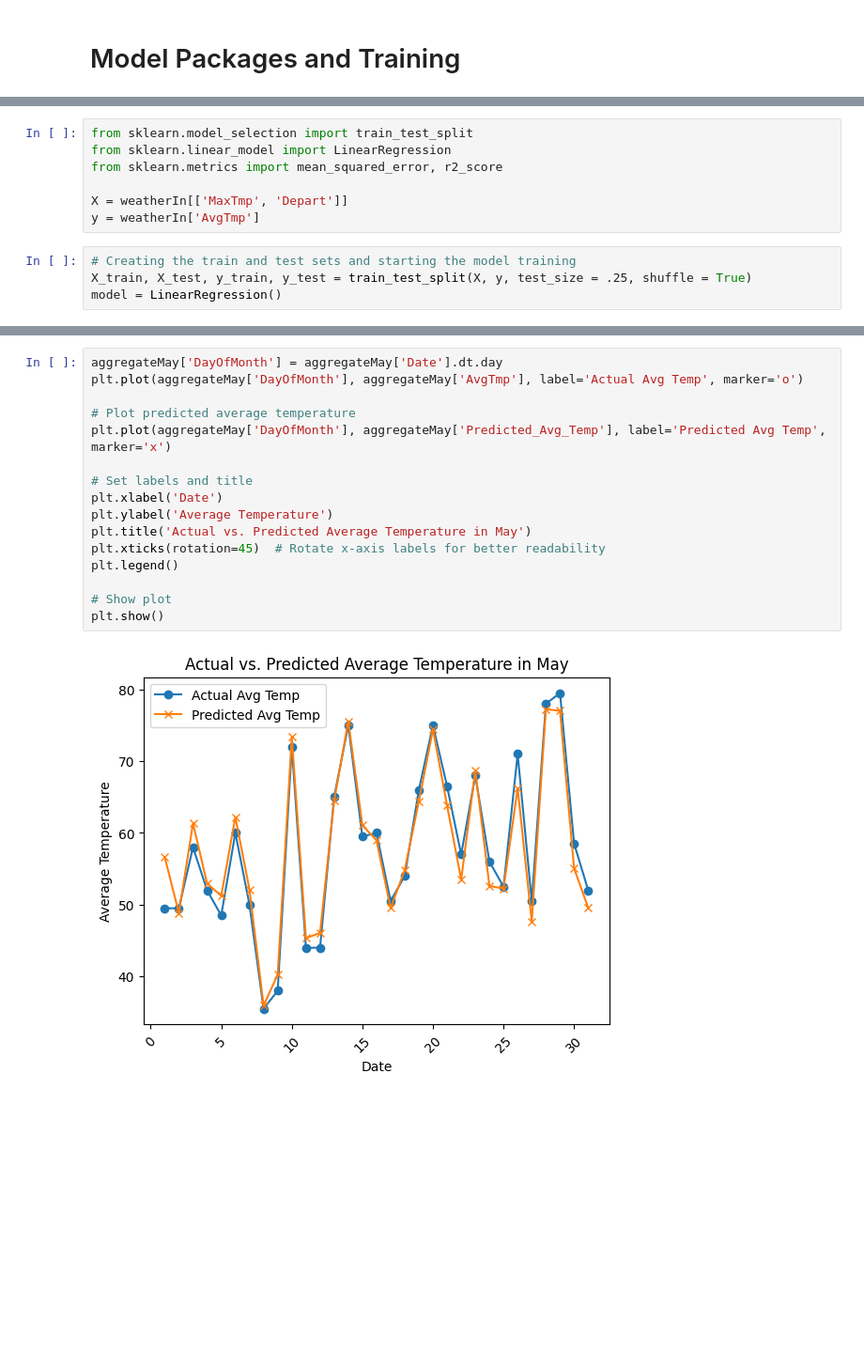
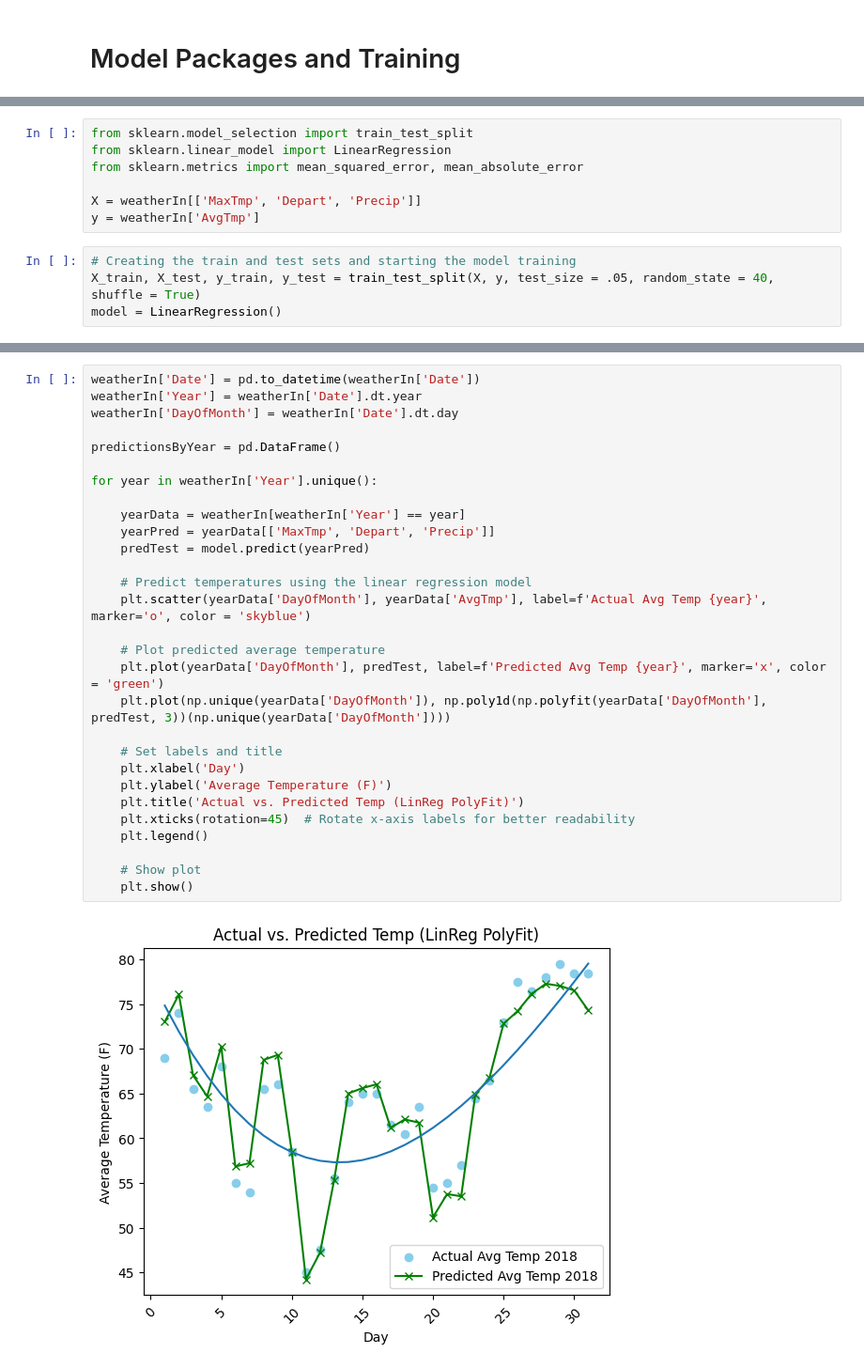
Before and after one commit to FrancoA325/Weather-Reg, a Jupyter notebook: WeatherModel.ipynb, the cells around one changed output, grey strips where cells are left out. Shown at 94% size. Saved outputs shown, nothing was run; the diff lists cells and outputs as text; blank space fills up the shorter version.

```diff
--- a/WeatherModel.ipynb
+++ b/WeatherModel.ipynb
@@ -87,13 +63,13 @@ No artists with labels found to put in legend.  Note that artists whose label st
 # %%
 from sklearn.model_selection import train_test_split
 from sklearn.linear_model import LinearRegression
-from sklearn.metrics import mean_squared_error, r2_score
+from sklearn.metrics import mean_squared_error, mean_absolute_error
 
-X = weatherIn[['MaxTmp', 'Depart']]
+X = weatherIn[['MaxTmp', 'Depart', 'Precip']]
 y = weatherIn['AvgTmp']
 # %%
 # Creating the train and test sets and starting the model training
-X_train, X_test, y_train, y_test = train_test_split(X, y, test_size = .25, shuffle = True)
+X_train, X_test, y_train, y_test = train_test_split(X, y, test_size = .05, random_state = 40, shuffle = True)
 model = LinearRegression()
 # %%
 model.fit(X_train, y_train)
@@ -168,18 +128,31 @@ aggregateMay['Predicted_Avg_Temp'] = predicted_avg_temp
 # %%
-aggregateMay['DayOfMonth'] = aggregateMay['Date'].dt.day
-plt.plot(aggregateMay['DayOfMonth'], aggregateMay['AvgTmp'], label='Actual Avg Temp', marker='o')
+weatherIn['Date'] = pd.to_datetime(weatherIn['Date'])
+weatherIn['Year'] = weatherIn['Date'].dt.year
+weatherIn['DayOfMonth'] = weatherIn['Date'].dt.day
 
-# Plot predicted average temperature
-plt.plot(aggregateMay['DayOfMonth'], aggregateMay['Predicted_Avg_Temp'], label='Predicted Avg Temp', marker='x')
+predictionsByYear = pd.DataFrame()
 
-# Set labels and title
-plt.xlabel('Date')
-plt.ylabel('Average Temperature')
-plt.title('Actual vs. Predicted Average Temperature in May')
-plt.xticks(rotation=45)  # Rotate x-axis labels for better readability
-plt.legend()
+for year in weatherIn['Year'].unique():
 
-# Show plot
-plt.show()
+    yearData = weatherIn[weatherIn['Year'] == year]
+    yearPred = yearData[['MaxTmp', 'Depart', 'Precip']]
+    predTest = model.predict(yearPred)
+
+    # Predict temperatures using the linear regression model
+    plt.scatter(yearData['DayOfMonth'], yearData['AvgTmp'], label=f'Actual Avg Temp {year}', marker='o', color = 'skyblue')
+
+    # Plot predicted average temperature
+    plt.plot(yearData['DayOfMonth'], predTest, label=f'Predicted Avg Temp {year}', marker='x', color = 'green')
+    plt.plot(np.unique(yearData['DayOfMonth']), np.poly1d(np.polyfit(yearData['DayOfMonth'], predTest, 3))(np.unique(yearData['DayOfMonth'])))
+
+    # Set labels and title
+    plt.xlabel('Day')
+    plt.ylabel('Average Temperature (F)')
+    plt.title('Actual vs. Predicted Temp (LinReg PolyFit)')
+    plt.xticks(rotation=45)  # Rotate x-axis labels for better readability
+    plt.legend()
+
+    # Show plot
+    plt.show()
 # %% [output]
-[figure, old version]
+[figure, new version]
```
Also changed, not shown: parts of 21 cells of this notebook.
